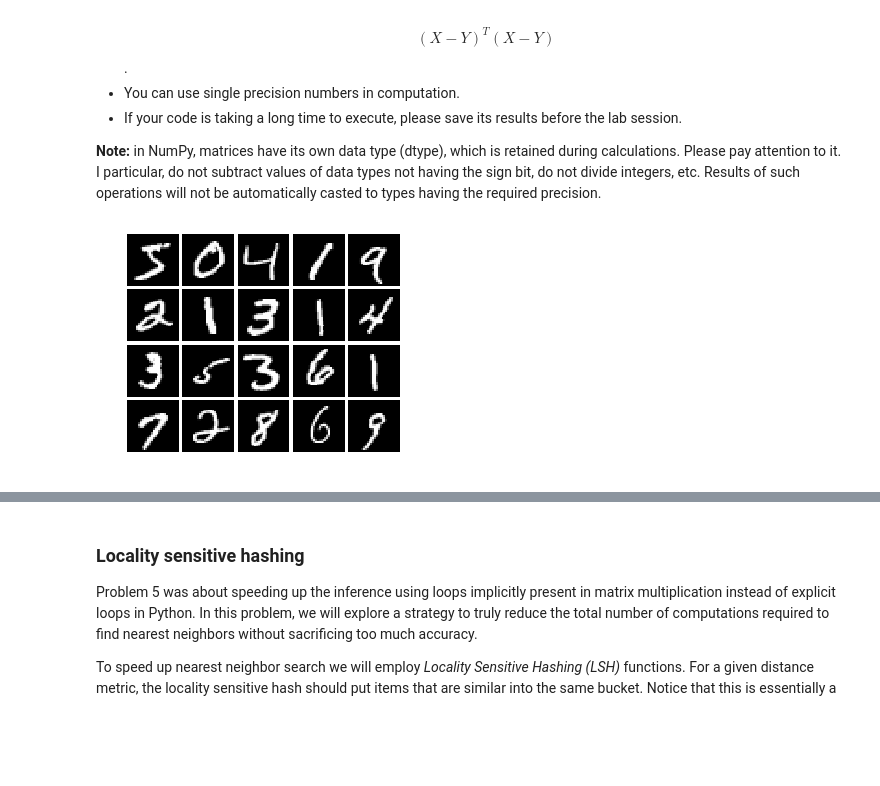
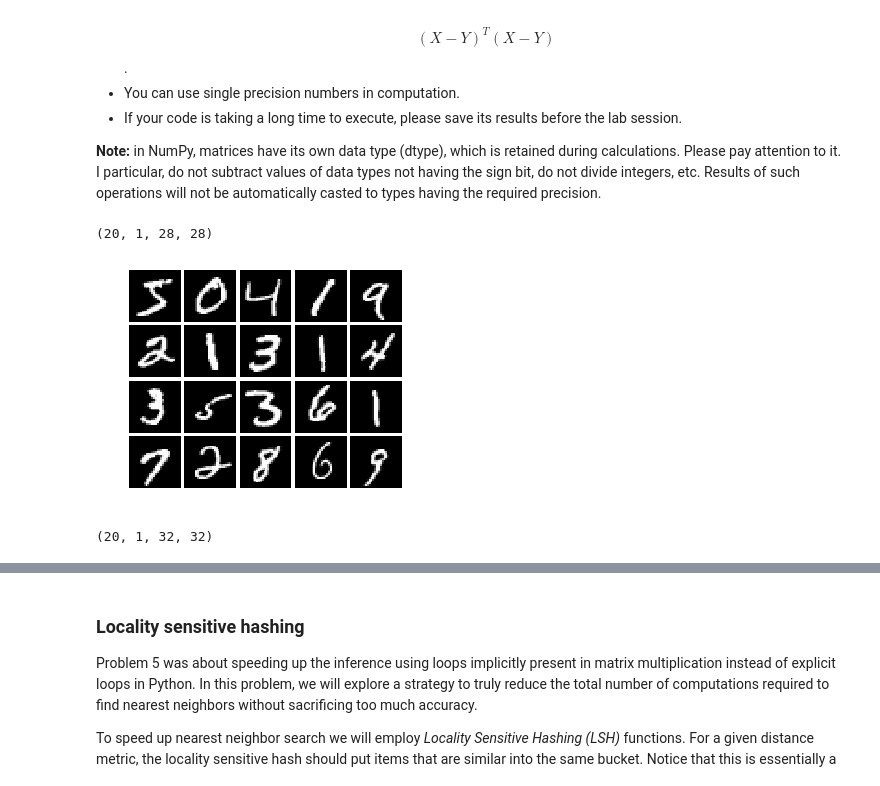
Before and after one commit to Congr00/Uni, a Jupyter notebook: Sieci Neuronowe/lab1/Assignment1.ipynb, the cells around one changed output, grey strips where cells are left out. Drawn from its saved outputs; the diff is of its cells as text; code cells hidden in the pictures; blank space fills up the shorter version.

```diff
--- a/Sieci Neuronowe/lab1/Assignment1.ipynb
+++ b/Sieci Neuronowe/lab1/Assignment1.ipynb
@@ -511,16 +507,27 @@ mnist_train_data_uint8 = mnist_full_train_data_uint8[:50000]
 mnist_train_labels_int64 = mnist_full_train_labels_int64[:50000]
 mnist_valid_data_uint8 = mnist_full_train_data_uint8[50000:]
 mnist_valid_labels_int64 = mnist_full_train_labels_int64[50000:]
+mnist_valid_data_uint8[:20,None].shape
+# %% [output]
+(20, 1, 28, 28)
 # %%
-plot_mat(mnist_train_data_uint8[:20, None], cmap='gray')
+plot_mat(mnist_valid_data_uint8[:20, None], cmap='gray')
 # %% [output]
-[figure, old version]
+[figure, new version]
 # %%
 with np.load('cifar.npz') as data:
     cifar_full_train_data_uint8 = data['train_data']
     cifar_full_train_labels_int64 = data['train_labels']
     cifar_test_data_uint8 = data['test_data']
     cifar_test_labels_int64 = data['test_labels']
+
+# Split train data into train and validation sets
+cifar_train_data_uint8 = cifar_full_train_data_uint8[:40000]
+cifar_train_labels_int64 = cifar_full_train_labels_int64[:40000]
+cifar_valid_data_uint8 = cifar_full_train_data_uint8[40000:]
+cifar_valid_labels_int64 = cifar_full_train_labels_int64[40000:]
+# %% [output]
+(20, 1, 32, 32)
 # %%
 #
 # TODO: plot an example of each class on MNIST and on CIFAR-10
```
Also changed, not shown: parts of 4 cells of this notebook, 13 other files.
